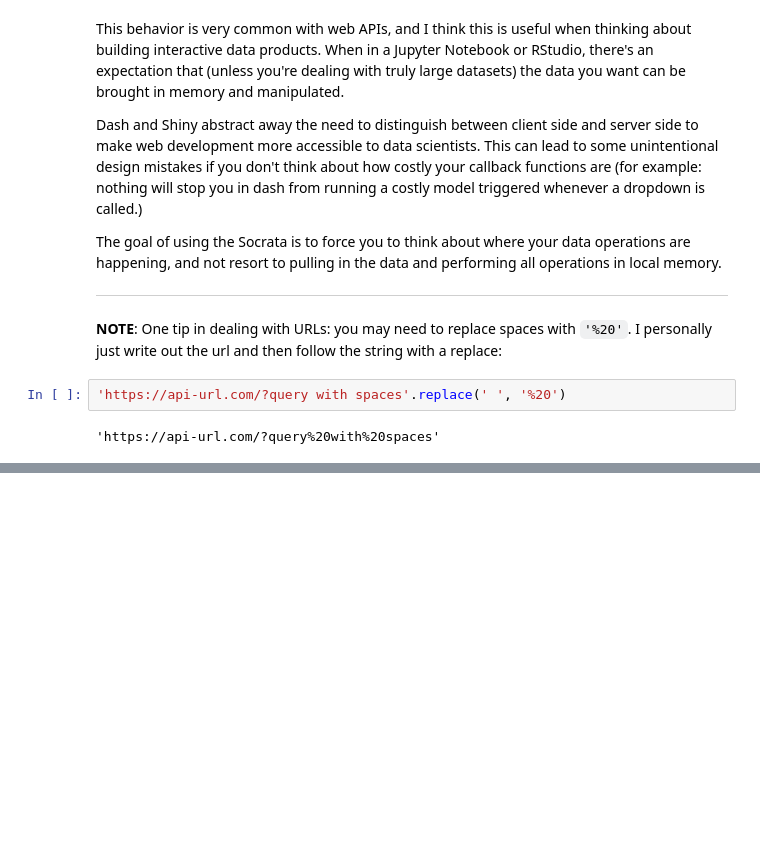
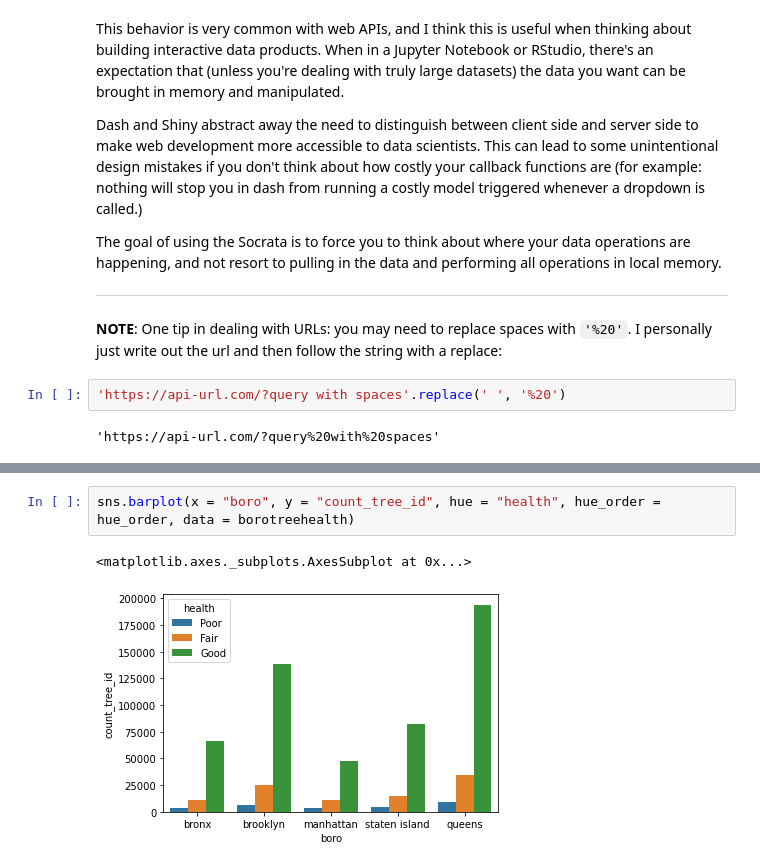
Before and after one commit to palmorezm/msds, a Jupyter notebook: 608/Mod4/module4.ipynb, the cells around one changed output, grey strips where cells are left out. Saved outputs shown, nothing was run; the diff lists cells and outputs as text; blank space fills up the shorter version.

```diff
--- a/608/Mod4/module4.ipynb
+++ b/608/Mod4/module4.ipynb
@@ -116,0 +226,5 @@ The goal of using the Socrata is to force you to think about where your data ope
+# %%
+sns.barplot(x = "boro", y = "count_tree_id", hue = "health", hue_order = hue_order, data = borotreehealth)
+# %% [output]
+<matplotlib.axes._subplots.AxesSubplot at 0x...>
+[figure, added]
```
Also changed, not shown: parts of 18 cells of this notebook.
